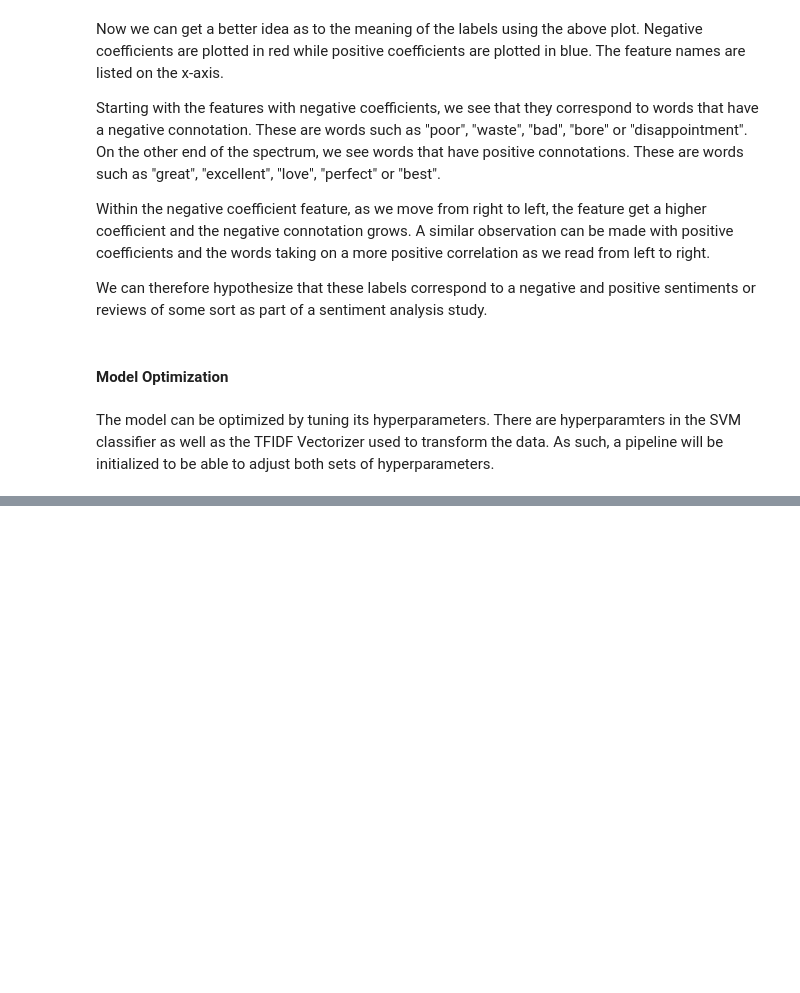
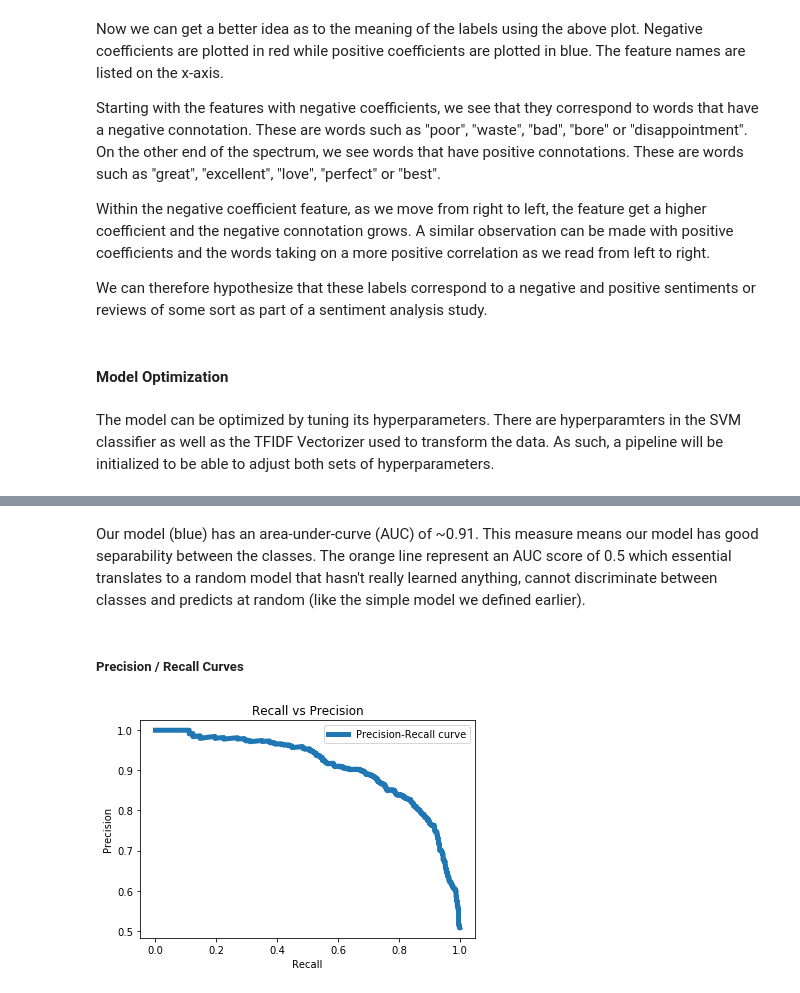
Before and after one commit to albazahm/Text-Classification-using-Support-Vector-Machine-SVM-Classifier, a Jupyter notebook: Text Classification and Support Vector Machines (SVMs).ipynb, the cells around one changed output, grey strips where cells are left out. Drawn from its saved outputs; the diff is of its cells as text; code cells hidden in the pictures; blank space fills up the shorter version.

```diff
--- a/Text Classification and Support Vector Machines (SVMs).ipynb
+++ b/Text Classification and Support Vector Machines (SVMs).ipynb
@@ -419,0 +439,15 @@ In this case, the set of parameters with index 5 have been chosen and have impro
+# %% [markdown]
+Our model (blue) has an area-under-curve (AUC) of ~0.91. This measure means our model has good separability between the classes. The orange line represent an AUC score of 0.5 which essential translates to a random model that hasn't really learned anything, cannot discriminate between classes and predicts at random (like the simple model we defined earlier).
+# %% [markdown]
+##### Precision / Recall Curves
+# %%
+#Plotting Precision versus Recall
+precision_rate, recall_rate, threshold_rate = precision_recall_curve(Test_Y, Score_Y)
+plt.plot(recall_rate, precision_rate, linewidth=5, label='Precision-Recall curve')
+plt.title('Recall vs Precision')
+plt.xlabel('Recall')
+plt.ylabel('Precision')
+plt.legend()
+plt.show()
+# %% [output]
+[figure, added]
```
Also changed, not shown: parts of 37 cells of this notebook.
